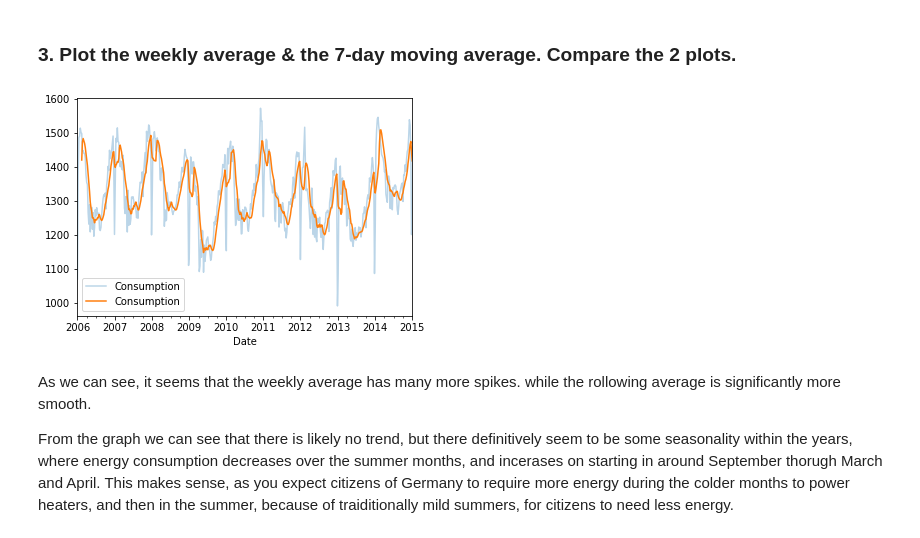
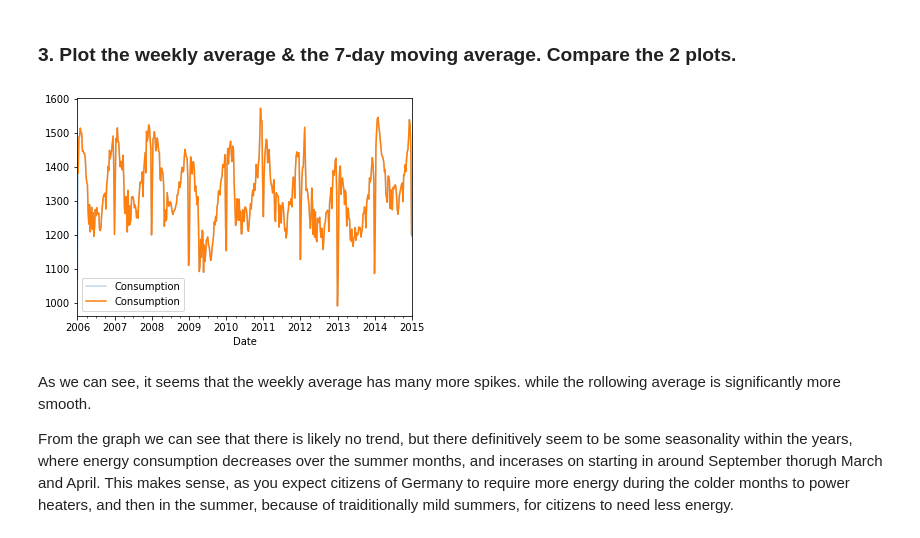
Before and after one commit to guedanie/ds-methodologies-exercises, a Jupyter notebook: time_series/explore.ipynb, the cells around one changed output. Cells and saved outputs as stored; diff of their text form; code cells hidden in the pictures.

```diff
--- a/time_series/explore.ipynb
+++ b/time_series/explore.ipynb
@@ -206,11 +213,11 @@ Date Range: 2015-01-01 00:00:00 to 2017-12-31 00:00:00
 ### 3. Plot the weekly average & the 7-day moving average. Compare the 2 plots.
 # %%
 train.Consumption.resample("W").mean().plot.line(alpha=.3)
-train.Consumption.resample("W").mean().rolling(7).mean().plot()
+train.Consumption.rolling(7).mean().plot()
 plt.legend()
 plt.show()
 # %% [output]
-[figure, old version]
+[figure, new version]
 # %% [markdown]
 As we can see, it seems that the weekly average has many more spikes. while the rollowing average is significantly more smooth.
 
```
Also changed, not shown: parts of 3 cells of this notebook.
